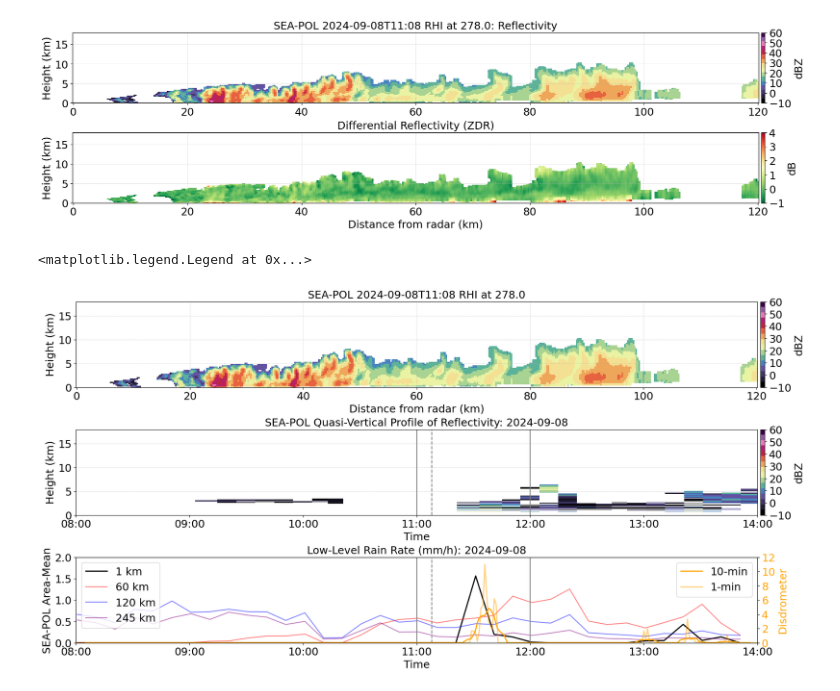
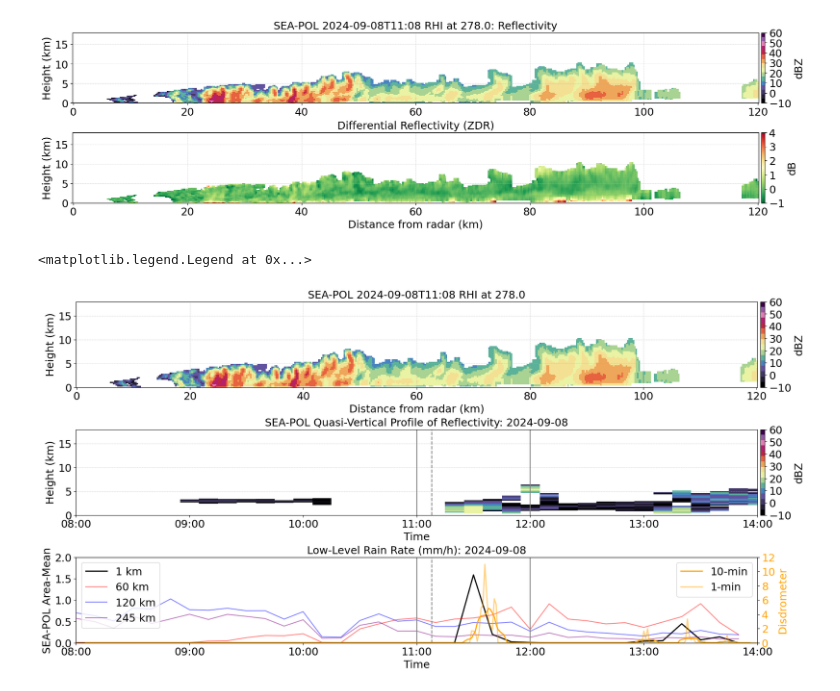
Before and after one commit to allison-wing/PICCOLO, a Jupyter notebook: plot_seapol_case.ipynb, the cells around one changed output. Cells and saved outputs as stored; diff of their text form; code cells hidden in the pictures.

```diff
--- a/plot_seapol_case.ipynb
+++ b/plot_seapol_case.ipynb
@@ -64,10 +64,15 @@ RHI_fname = '/huracan/tank4/cornell/ORCESTRA/sea-pol/qc_data/level4a/rhi/2024090
 QVP 1D data
 # %%
 # load data
-qvp = xr.open_dataset('/huracan/tank4/cornell/ORCESTRA/sea-pol/qc_data/level4a/qvp_1D/qvp_1D.nc')
+#qvp = xr.open_dataset('/huracan/tank4/cornell/ORCESTRA/sea-pol/qc_data/level4a/qvp_1D/qvp_1D.nc')
+qvp = xr.open_dataset('/huracan/tank4/cornell/ORCESTRA/sea-pol/qc_data/level4b/PICCOLO_level4b_qvp_1D.nc')
 
 #Find indices for start and end times
 index1qvp = np.abs(pd.to_datetime(qvp.time) - time1).argmin()
 index2qvp = np.abs(pd.to_datetime(qvp.time) - time2).argmin()
+
+#Set missing data to NaN
+qvp_DBZ = qvp.DBZ.where(qvp.DBZ != -9999, np.nan)
+
 qvp
 # %% [output]
@@ -180,7 +191,8 @@ axs[0].plot([center_lon, end_lon], [center_lat, end_lat], color='black', linesty
 SEA-POL average average low-level rain rate
 # %%
 #load data
-rain = xr.open_dataset('../../data/SEA-POL_gridded_rainrate_spatial_means.nc')
+#rain = xr.open_dataset('../../data/SEA-POL_gridded_rainrate_spatial_means.nc')
+rain = xr.open_dataset('../../data/SEA-POL_4b_rainrate_2D_spatial_means.nc')
 
 #Find indices for start and end times
 index1 = np.abs(pd.to_datetime(rain.time) - time1).argmin()
@@ -259,7 +271,7 @@ axs[0].grid(True, which='both', linestyle='--', linewidth=0.5, alpha=0.7)
 
 #QVP reflective time-height plot
 #fig,ax = plt.subplots(figsize=(18,3))
-cax = axs[1].pcolormesh(qvp.time[index1qvp:index2qvp+1], qvp.Z/1000, qvp.dbz_avg[index1qvp:index2qvp+1,:].transpose(), cmap=discrete_cmap, vmin=-10, vmax=60,shading='auto')
+cax = axs[1].pcolormesh(qvp.time[index1qvp:index2qvp+1], qvp.Z/1000, qvp_DBZ[index1qvp:index2qvp+1,:].transpose(), cmap=discrete_cmap, vmin=-10, vmax=60,shading='auto')
 cbar = fig.colorbar(cax, ax=axs[1], orientation='vertical',pad=-0.04)
 cbar.ax.tick_params(labelsize=18)
 cbar.set_ticks(np.linspace(-10,60,8))
@@ -293,31 +305,31 @@ axs[2].plot(rain.time[index1:index2], rain.rain245_mean[index1:index2].values, c
 axs[2].axvline(x=pd.to_datetime(time_map1), color='gray', linestyle='-')
 axs[2].axvline(x=pd.to_datetime(time_RHI), color='gray', linestyle='--')
 axs[2].axvline(x=pd.to_datetime(time_map2), color='gray', linestyle='-')
 
 axs[2].set_xlim(pd.to_datetime(time1), pd.to_datetime(time2))
 
 axs[2].set_title('Low-Level Rain Rate (mm/h): 2024-09-08',fontsize=18)
 axs[2].set_ylabel('SEA-POL Area-Mean', fontsize=18)
 #axs[2].set_xlabel(f"Time (Start: {rain.time[index1].values})",fontsize=18)
 axs[2].set_xlabel('Time',fontsize=18)
 axs[2].set_ylim(0, 2)
 
 axs[2].legend(loc='upper left', fontsize=18)
 
 axs[2].xaxis.set_major_locator(mdates.AutoDateLocator())
 axs[2].xaxis.set_major_formatter(mdates.ConciseDateFormatter(axs[1].xaxis.get_major_locator()))
 
 axs[2].set_xticklabels(axs[2].get_xticklabels(), fontsize=18)
 axs[2].set_yticklabels(axs[2].get_yticklabels(), fontsize=18)
 
 ax2 = axs[2].twinx()
 ax2.plot(disdro.time[index_start_disdro:index_end_disdro+1], disdro_p.values, color='orange', linewidth=2,label='10-min')
 ax2.plot(disdro.time[index_start_disdro:index_end_disdro+1], disdro.rain_rate_qc[index_start_disdro:index_end_disdro+1].values, color='orange', alpha=0.5, linewidth=2,label='1-min')
 ax2.set_ylim(0,12)
 ax2.set_ylabel('Disdrometer',color='orange',fontsize=18)
 ax2.tick_params(axis='y',labelcolor='orange')
 ax2.set_yticklabels(ax2.get_yticklabels(), fontsize=18)
 ax2.legend(loc='upper right', fontsize=18)
 # %% [output]
 <matplotlib.legend.Legend at 0x...>
-[figure, old version]
+[figure, new version]
```
Also changed, not shown: parts of 4 cells of this notebook.
